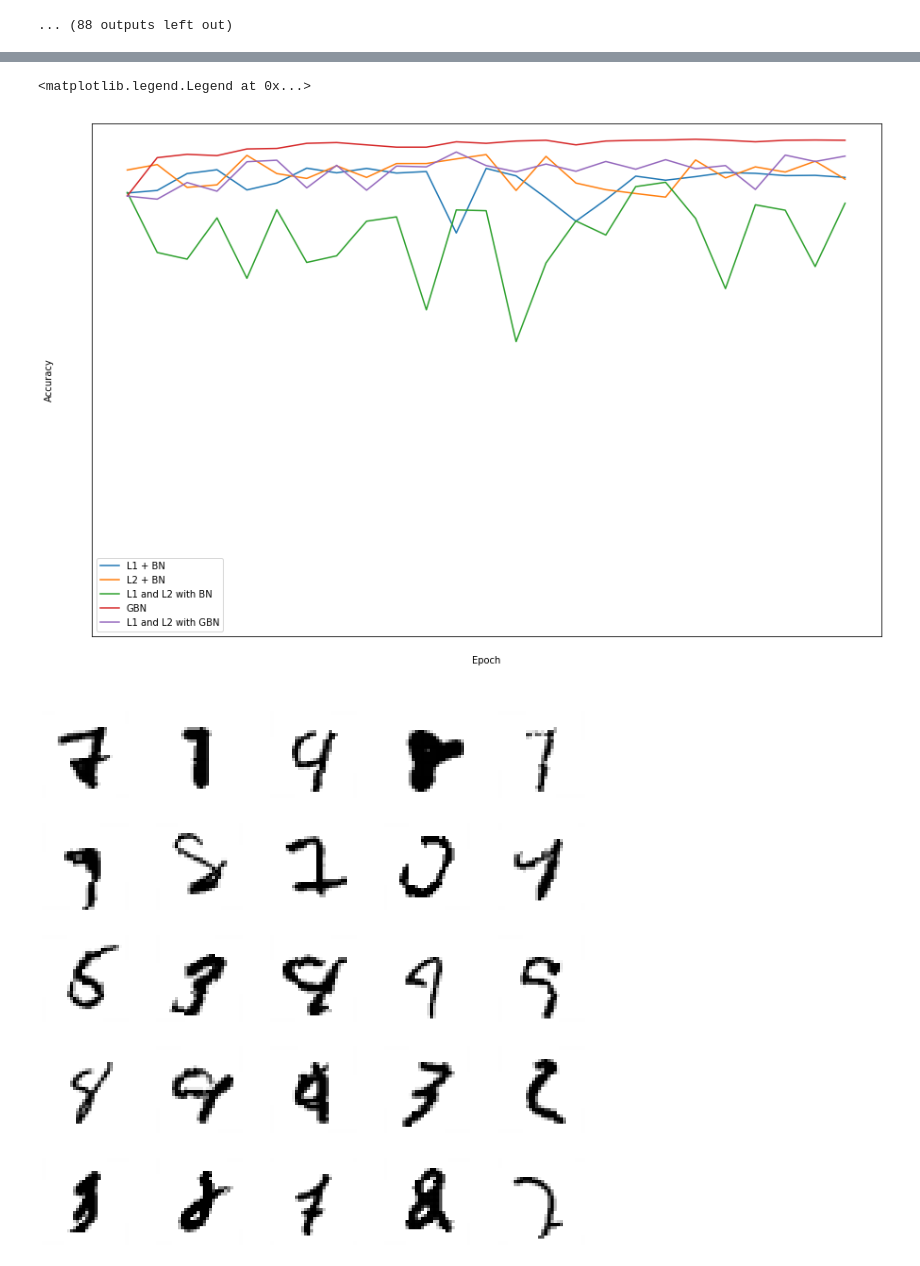
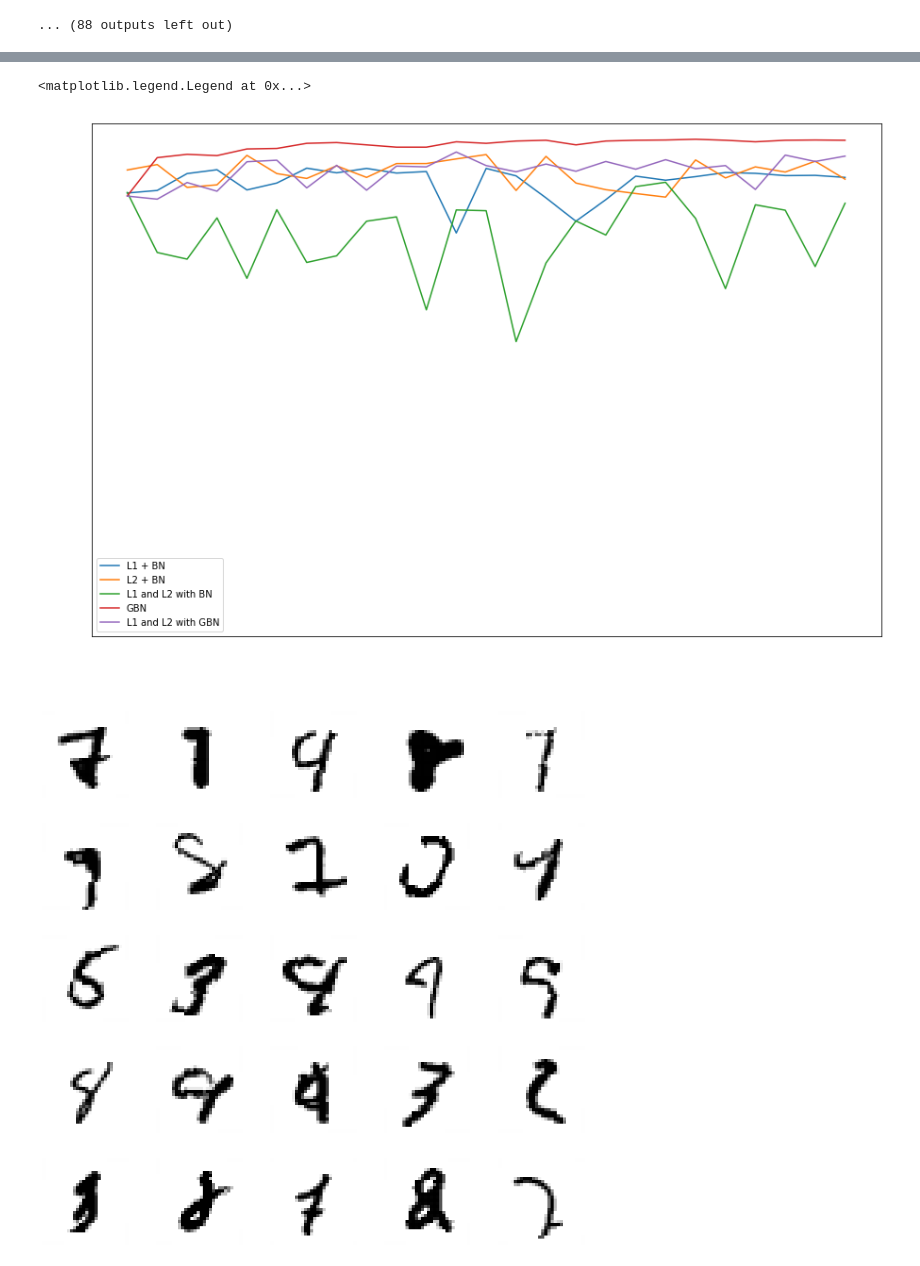
Before and after one commit to sahalk/eva, a Jupyter notebook: Session6/EVA5_Seession6.ipynb, the cells around one changed output, grey strips where cells are left out. Saved outputs shown, nothing was run; the diff lists cells and outputs as text; code cells hidden in the pictures.

```diff
--- a/Session6/EVA5_Seession6.ipynb
+++ b/Session6/EVA5_Seession6.ipynb
@@ -391,6 +388,8 @@ for x in total_test_losses:
   ax.set_ylim([0,1])
   ax.tick_params(axis='x', colors='white')
   ax.tick_params(axis='y', colors='white')
+  ax.xaxis.label.set_color('white')
+  ax.yaxis.label.set_color('white')
   ax.set_xlabel('Epoch')
   ax.set_ylabel('Loss')
   legends.append(names[x])
@@ -402,20 +401,22 @@ ax.legend(legends)
 # %%
 fig, ax = plt.subplots(1, 1, figsize=(15, 10))
 legends = []
 
 for x in total_test_acc:
   ax.plot(total_test_acc[x])
   ax.set_ylim([80,100])
   ax.tick_params(axis='x', colors='white')
   ax.tick_params(axis='y', colors='white')
+  ax.xaxis.label.set_color('white')
+  ax.yaxis.label.set_color('white')
   ax.set_ylabel('Accuracy')
   ax.set_xlabel('Epoch')
   legends.append(names[x])
 
 ax.legend(legends)
 # %% [output]
 <matplotlib.legend.Legend at 0x...>
-[figure, old version]
+[figure, new version]
 # %%
 def get_mis_classified(model):
   train_loader_iterator = train_loader.__iter__()
```
Also changed, not shown: parts of 2 cells of this notebook.
